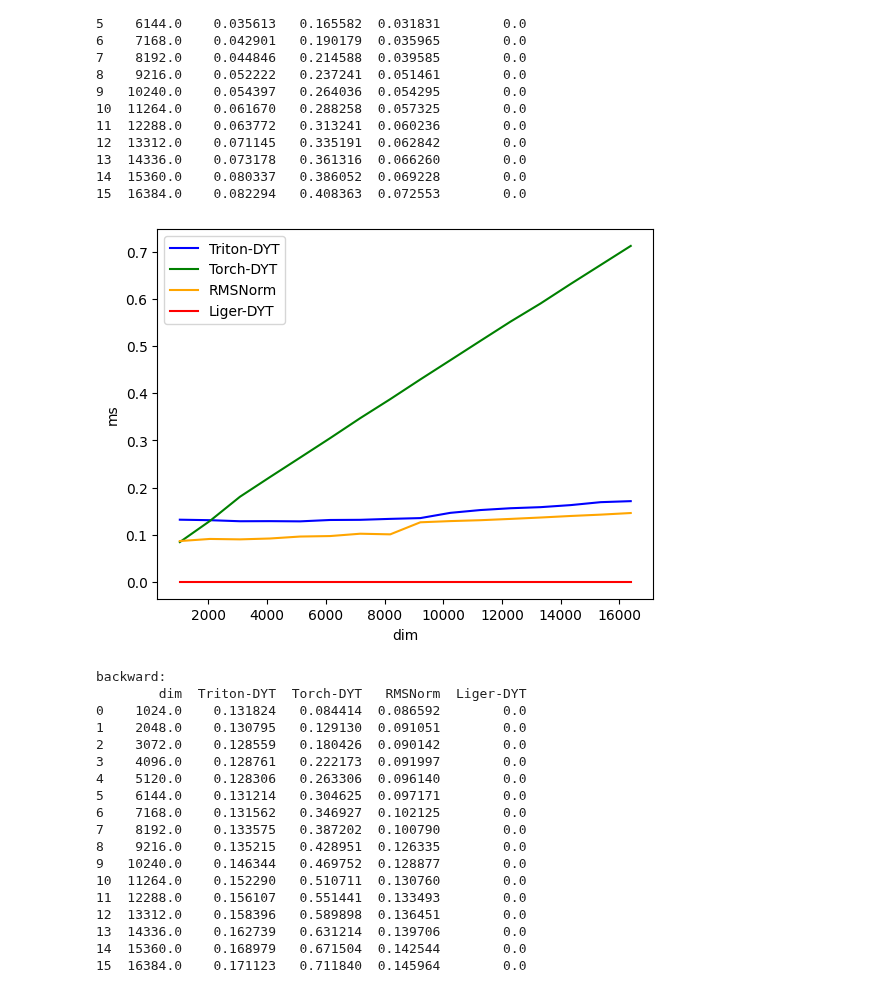
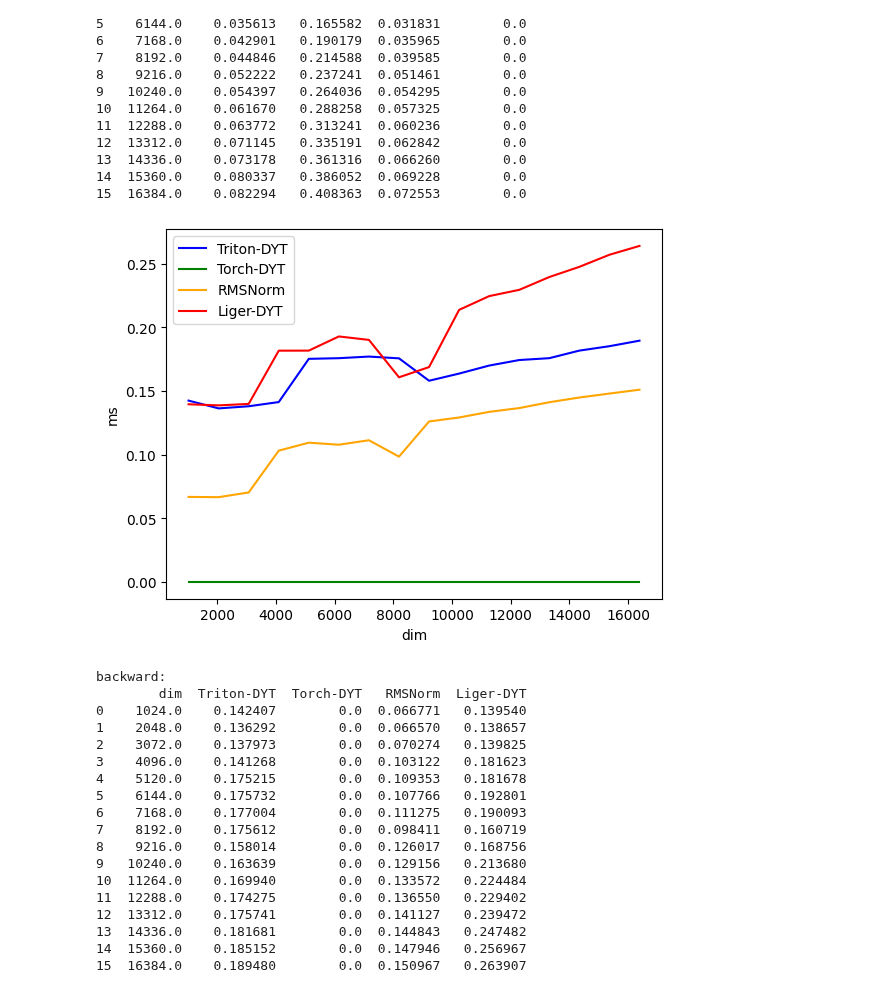
Before and after one commit to mdy666/mdy_triton, a Jupyter notebook: triton_kernels/dyt/test_dyt.ipynb, the cells around one changed output. Cells and saved outputs as stored; diff of their text form; code cells hidden in the pictures.

```diff
--- a/triton_kernels/dyt/test_dyt.ipynb
+++ b/triton_kernels/dyt/test_dyt.ipynb
@@ -21,7 +22,7 @@ x1 = torch.randn(bs, seq_len, dim, device=device, dtype=dtype)
 x1.requires_grad_(True)
 
 x2 = deepcopy(x1)
-dyt1 = DYT(dim, beta=beta).to(device).to(dtype)
+dyt1 = DYT2(dim, beta=beta).to(device).to(dtype)
 dyt1.gemma.data.copy_(torch.randn(dim))
 if beta:
     dyt1.beta.data.copy_(torch.randn(dim))
@@ -125,55 +166,59 @@ forward:
         styles=[('blue', '-'), ('green', '-'), ('orange', '-'), ('red', '-')],  # line styles
         ylabel="ms",  # label name for the y-axis
         plot_name="backward",  # name for the plot. Used also as a file name for saving the plot.
-        args={'seq_len': 1024, 'bs': 4, 'beta':False}
+        args={'seq_len': 1024, 'bs': 4, 'beta':True}
     ))
 def benchmark(bs, seq_len, dim, beta, provider):
     device = torch.device('cuda')
     dtype = torch.bfloat16
     tensor = torch.randn(bs, seq_len, dim).to(device).to(dtype)
     tensor.requires_grad_(True)
     dy = torch.rand_like(tensor)
     stream = torch.cuda.Stream()
     torch.cuda.set_stream(stream)
     if provider == 'Triton-DYT':
         dyt = DYT(dim, beta=beta).to(device).to(dtype)
         y = dyt(tensor, 'triton')
         ms = triton.testing.do_bench(lambda: y.backward(dy, retain_graph=True), grad_to_none=[tensor])
     if provider == 'Torch-DYT':
+        return 0
         dyt = DYT(dim, beta=beta).to(device).to(dtype)
         y = dyt(tensor, 'torch')
         ms = triton.testing.do_bench(lambda: y.backward(dy, retain_graph=True), grad_to_none=[tensor])
     if provider == 'RMSNorm':
         norm = TritonRMSNorm(dim).to(device).to(dtype)
         # norm = FusedRMSNorm(dim).to(device).to(dtype)
         # norm = TERMSNorm(dim).to(device).to(dtype)
         y = norm(tensor)
         ms = triton.testing.do_bench(lambda: y.backward(dy, retain_graph=True), grad_to_none=[tensor])
     if provider == 'Liger-DYT':
-        if not beta:
-            return 0
-        dyt = LigerDyT(dim).to(device).to(dtype)
-        y = dyt(tensor)
+        dyt = DYT2(dim, beta=beta).to(device).to(dtype)
+        y = dyt(tensor, 'triton')
         ms = triton.testing.do_bench(lambda: y.backward(dy, retain_graph=True), grad_to_none=[tensor])
+        # if not beta:
+        #     return 0
+        # dyt = LigerDyT(dim).to(device).to(dtype)
+        # y = dyt(tensor)
+        # ms = triton.testing.do_bench(lambda: y.backward(dy, retain_graph=True), grad_to_none=[tensor])
     return ms
 benchmark.run(show_plots=True, print_data=True)
 # %% [output]
-[figure, old version]
+[figure, new version]
 backward:
         dim  Triton-DYT  Torch-DYT   RMSNorm  Liger-DYT
-0    1024.0    0.131824   0.084414  0.086592        0.0
-1    2048.0    0.130795   0.129130  0.091051        0.0
-2    3072.0    0.128559   0.180426  0.090142        0.0
-3    4096.0    0.128761   0.222173  0.091997        0.0
-4    5120.0    0.128306   0.263306  0.096140        0.0
-5    6144.0    0.131214   0.304625  0.097171        0.0
-6    7168.0    0.131562   0.346927  0.102125        0.0
-7    8192.0    0.133575   0.387202  0.100790        0.0
-8    9216.0    0.135215   0.428951  0.126335        0.0
-9   10240.0    0.146344   0.469752  0.128877        0.0
-10  11264.0    0.152290   0.510711  0.130760        0.0
-11  12288.0    0.156107   0.551441  0.133493        0.0
-12  13312.0    0.158396   0.589898  0.136451        0.0
-13  14336.0    0.162739   0.631214  0.139706        0.0
-14  15360.0    0.168979   0.671504  0.142544        0.0
-15  16384.0    0.171123   0.711840  0.145964        0.0
+0    1024.0    0.142407        0.0  0.066771   0.139540
+1    2048.0    0.136292        0.0  0.066570   0.138657
+2    3072.0    0.137973        0.0  0.070274   0.139825
+3    4096.0    0.141268        0.0  0.103122   0.181623
+4    5120.0    0.175215        0.0  0.109353   0.181678
+5    6144.0    0.175732        0.0  0.107766   0.192801
+6    7168.0    0.177004        0.0  0.111275   0.190093
+7    8192.0    0.175612        0.0  0.098411   0.160719
+8    9216.0    0.158014        0.0  0.126017   0.168756
+9   10240.0    0.163639        0.0  0.129156   0.213680
+10  11264.0    0.169940        0.0  0.133572   0.224484
+11  12288.0    0.174275        0.0  0.136550   0.229402
+12  13312.0    0.175741        0.0  0.141127   0.239472
+13  14336.0    0.181681        0.0  0.144843   0.247482
+14  15360.0    0.185152        0.0  0.147946   0.256967
+15  16384.0    0.189480        0.0  0.150967   0.263907
```
Also changed, not shown: parts of 3 cells of this notebook, 2 other files.
